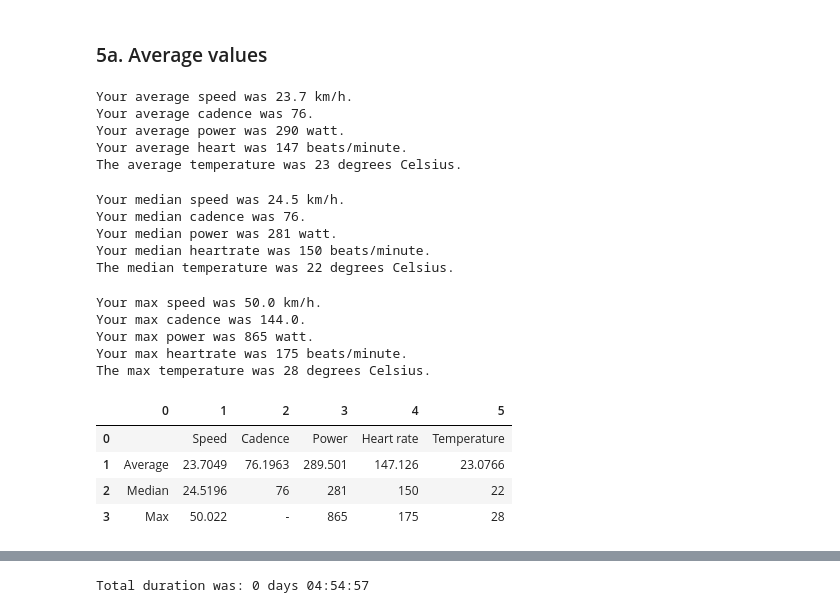
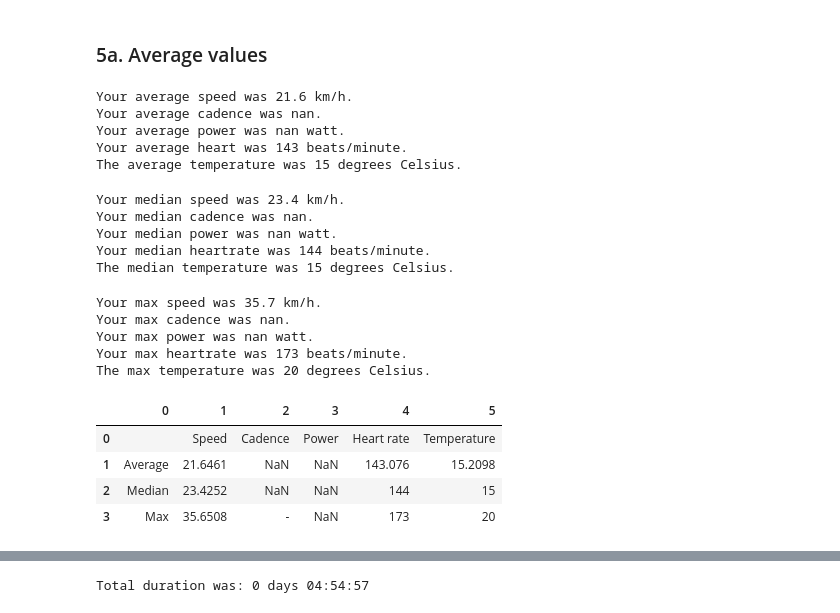
Before and after one commit to MichielBbal/Python-for-cyclists, a Jupyter notebook: Cycling data 1. Basics - Parse .fit file, read into pandas, some graphs, save as json.ipynb, the cells around one changed output, grey strips where cells are left out. Saved outputs shown, nothing was run; the diff lists cells and outputs as text; code cells hidden in the pictures.

```diff
--- a/Cycling data 1. Basics - Parse .fit file, read into pandas, some graphs, save as json.ipynb
+++ b/Cycling data 1. Basics - Parse .fit file, read into pandas, some graphs, save as json.ipynb
@@ -46,7 +54,7 @@ Source: http://johannesjacob.com/
 from fitparse import FitFile
 import pandas as pd
 
-fitfile = FitFile('39360149.fit') ### enter the name of the file here!
+fitfile = FitFile('39ED68D4.fit') ### enter the name of the file here!
 
 while True:
     try:
@@ -301,11 +301,11 @@ avg_temp = fietsdata['temperature'].mean()
 text_temp = "The average temperature was {:.0f} degrees Celsius."
 print(text_temp.format(avg_temp))
 # %% [output]
-Your average speed was 23.7 km/h.
-Your average cadence was 76.
-Your average power was 290 watt.
-Your average heart was 147 beats/minute.
-The average temperature was 23 degrees Celsius.
+Your average speed was 21.6 km/h.
+Your average cadence was nan.
+Your average power was nan watt.
+Your average heart was 143 beats/minute.
+The average temperature was 15 degrees Celsius.
 # %%
 med_speed= fietsdata["speed_kmh"].median()
 text_speed = "Your median speed was {:.1f} km/h."
@@ -327,11 +327,11 @@ med_temp = fietsdata['temperature'].median()
 text_temp = "The median temperature was {:.0f} degrees Celsius."
 print(text_temp.format(med_temp))
 # %% [output]
-Your median speed was 24.5 km/h.
-Your median cadence was 76.
-Your median power was 281 watt.
-Your median heartrate was 150 beats/minute.
-The median temperature was 22 degrees Celsius.
+Your median speed was 23.4 km/h.
+Your median cadence was nan.
+Your median power was nan watt.
+Your median heartrate was 144 beats/minute.
+The median temperature was 15 degrees Celsius.
 # %%
 max_speed= fietsdata["speed_kmh"].max()
 text_speed = "Your max speed was {:.1f} km/h."
@@ -353,26 +353,25 @@ max_temp = fietsdata['temperature'].max()
 text_temp = "The max temperature was {:.0f} degrees Celsius."
 print(text_temp.format(max_temp))
 # %% [output]
-Your max speed was 50.0 km/h.
-Your max cadence was 144.0.
-Your max power was 865 watt.
-Your max heartrate was 175 beats/minute.
-The max temperature was 28 degrees Celsius.
+Your max speed was 35.7 km/h.
+Your max cadence was nan.
+Your max power was nan watt.
+Your max heartrate was 173 beats/minute.
+The max temperature was 20 degrees Celsius.
 # %%
+# Show the data in one table
+
 import pandas as pd
 
-# table from list
-list0 = [' ', 'Speed', 'Cadence', 'Power', 'Heart rate', 'Temperature']
-list1 = ["Average", avg_speed, avg_cadence, avg_power, avg_heart_rate, avg_temp]
-list2 = ["Median", med_speed, med_cadence, med_power, med_heart_rate, med_temp]
-list3 = ["Max", max_speed, '-', max_power, max_heart_rate, max_temp]
-
-tabel = pd.DataFrame([list0, list1, list2, list3])
-
-tabel.round(0) # round werkt hier niet.
+tabel2 = pd.DataFrame([ [' ', 'Speed', 'Cadence', 'Power', 'Heart rate', 'Temperature'],
+                      ["Average", avg_speed, avg_cadence, avg_power, avg_heart_rate, avg_temp],
+                      ["Median", med_speed, med_cadence, med_power, med_heart_rate, med_temp],
+                      ["Max", max_speed, '-', max_power, max_heart_rate, max_temp],
+                      ])
+tabel2.round(1)
 # %% [output]
 |  | 0 | 1 | 2 | 3 | 4 | 5 |
 | 0 |  | Speed | Cadence | Power | Heart rate | Temperature |
-| 1 | Average | 23.7049 | 76.1963 | 289.501 | 147.126 | 23.0766 |
-| 2 | Median | 24.5196 | 76 | 281 | 150 | 22 |
-| 3 | Max | 50.022 | - | 865 | 175 | 28 |
+| 1 | Average | 21.6461 | NaN | NaN | 143.076 | 15.2098 |
+| 2 | Median | 23.4252 | NaN | NaN | 144 | 15 |
+| 3 | Max | 35.6508 | - | NaN | 173 | 20 |
```
Also changed, not shown: parts of 16 cells of this notebook, 4 other files.
